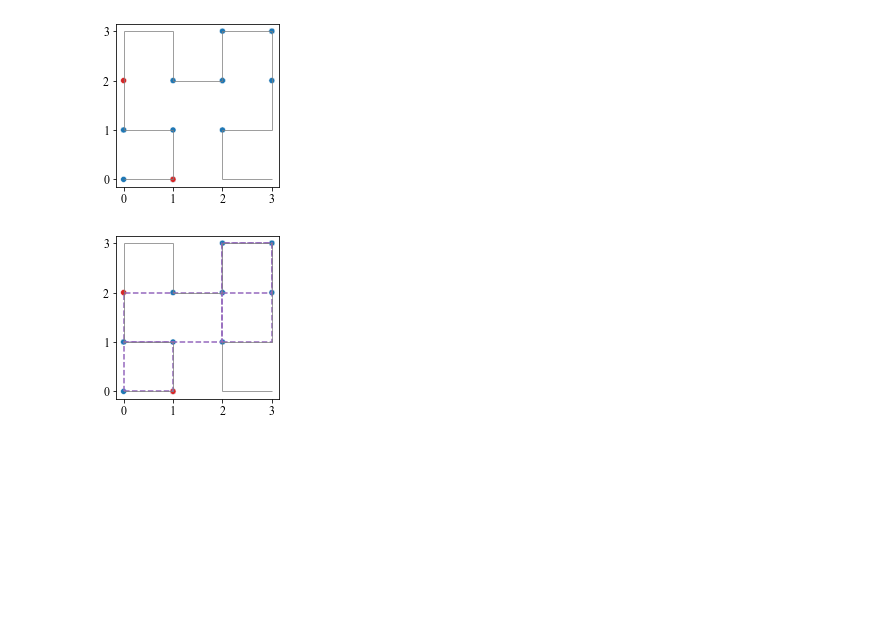
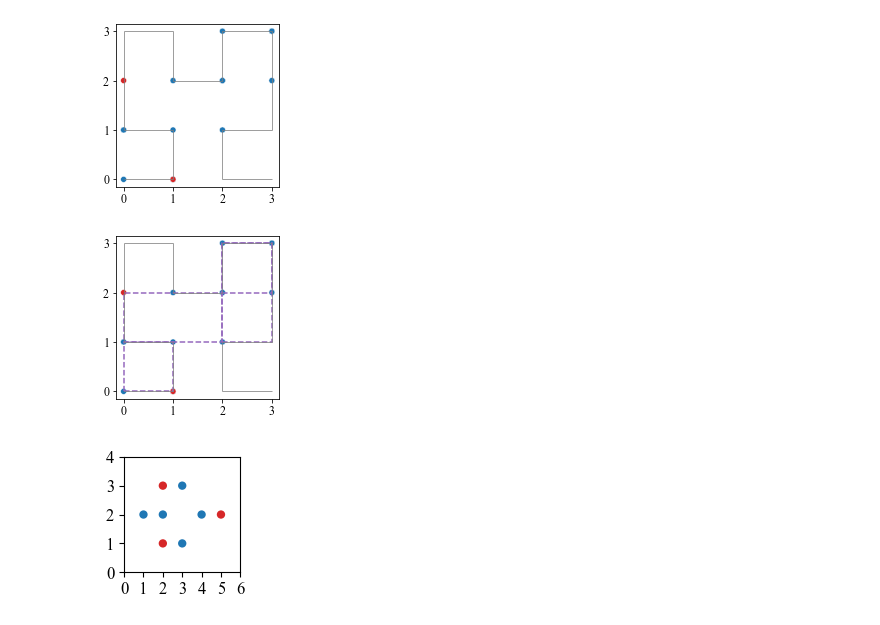
Before and after one commit to JoaoVitorLeite/gervLibProject, a Jupyter notebook: gervLib_Project/gervLib/python/util.ipynb, the cells around one changed output. Saved outputs shown, nothing was run; the diff lists cells and outputs as text; code cells hidden in the pictures; blank space fills up the shorter version.

```diff
--- a/gervLib_Project/gervLib/python/util.ipynb
+++ b/gervLib_Project/gervLib/python/util.ipynb
@@ -611,0 +614,34 @@ plt.savefig("lvl4_spb.svg", dpi=300)
+# %%
+custom_palette = {
+        'Instância': 'tab:blue',
+        'Pivô': 'tab:red',
+        'Auxiliar': 'tab:green'
+    }
+
+lst = [[1,2],
+      [2,1],
+      [2,2],
+      [2,3],
+      [3,1],
+      [3,3],
+      [4,2],
+      [5,2]]
+
+df = pd.DataFrame(lst, columns=["D1", "D2"])
+df["type"] = "Instância"
+df.at[1, "type"] = "Pivô"
+df.at[3, "type"] = "Pivô"
+df.at[7, "type"] = "Pivô"
+
+plt.figure(figsize=(1.5,1.5))
+
+g = sns.scatterplot(x="D1",
+                    y="D2",
+                    hue="type", data=df, palette=custom_palette, linewidth = 0, legend=None)
+g.set(xticks=np.arange(0,7,1))
+g.set(yticks=np.arange(0,5,1))
+g.set(xlabel=None)
+g.set(ylabel=None)
+plt.savefig("bpp_aux.svg", dpi=300)
+# %% [output]
+[figure, added]
```
Also changed, not shown: parts of 1 cell of this notebook, 4 other files.
